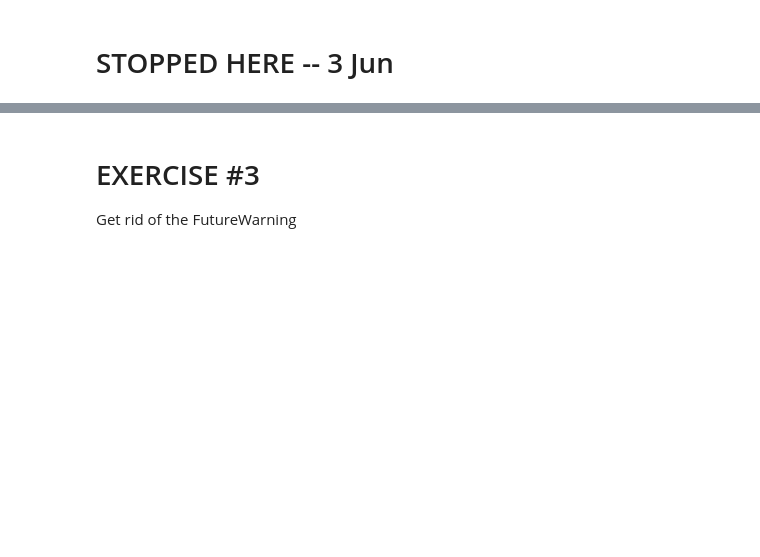
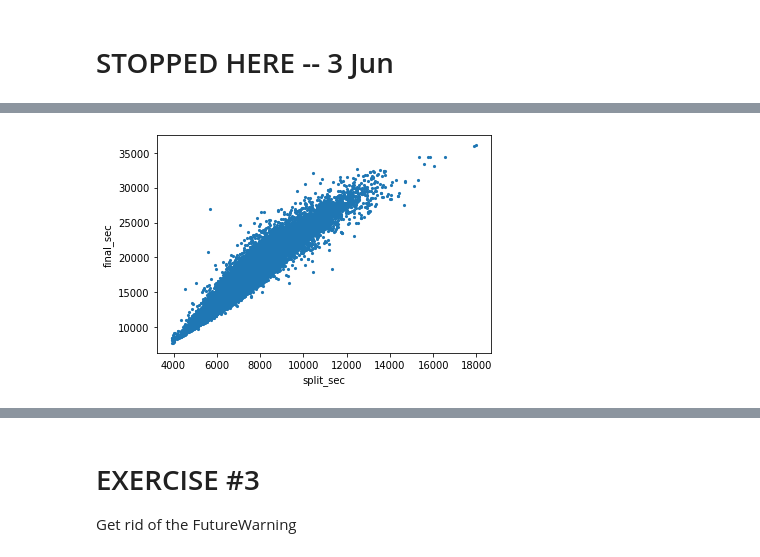
Before and after one commit to mguner/summer-2022, a Jupyter notebook: 04b-EDA.ipynb, the cells around one changed output, grey strips where cells are left out. Cells and saved outputs as stored; diff of their text form; code cells hidden in the pictures; blank space fills up the shorter version.

```diff
--- a/04b-EDA.ipynb
+++ b/04b-EDA.ipynb
@@ -140 +228,6 @@ sns.scatterplot(x="split_sec", y="final_sec", data=df)
+# %%
+# First, remove the artifact (smaller circles, remove stroke with linewidth=0)
+ax = sns.scatterplot(x="split_sec", y="final_sec", data=df, s=10, linewidth=0)
+# %% [output]
+[figure, added]
 # %%
```
Also changed, not shown: parts of 32 cells of this notebook.
